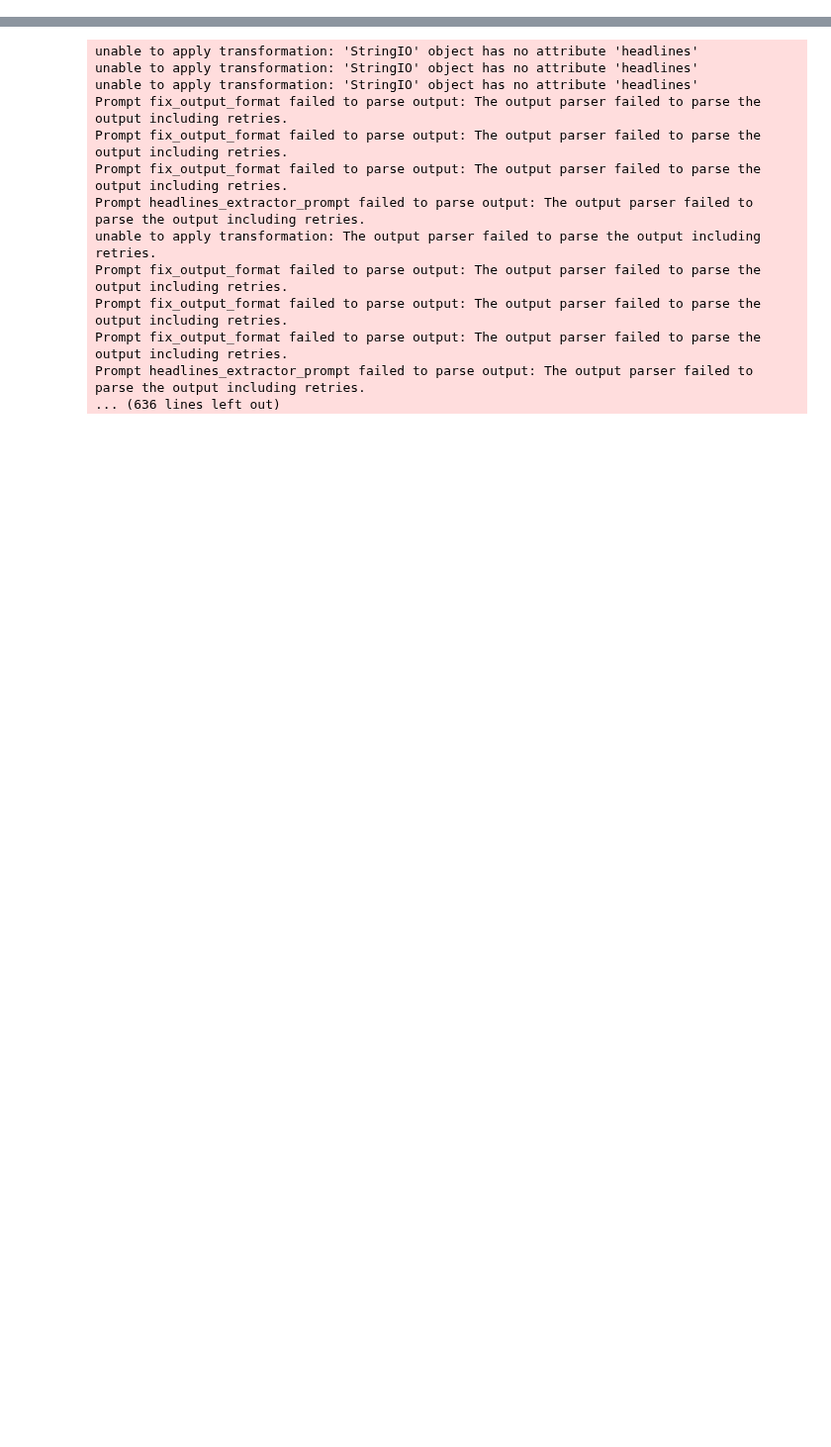
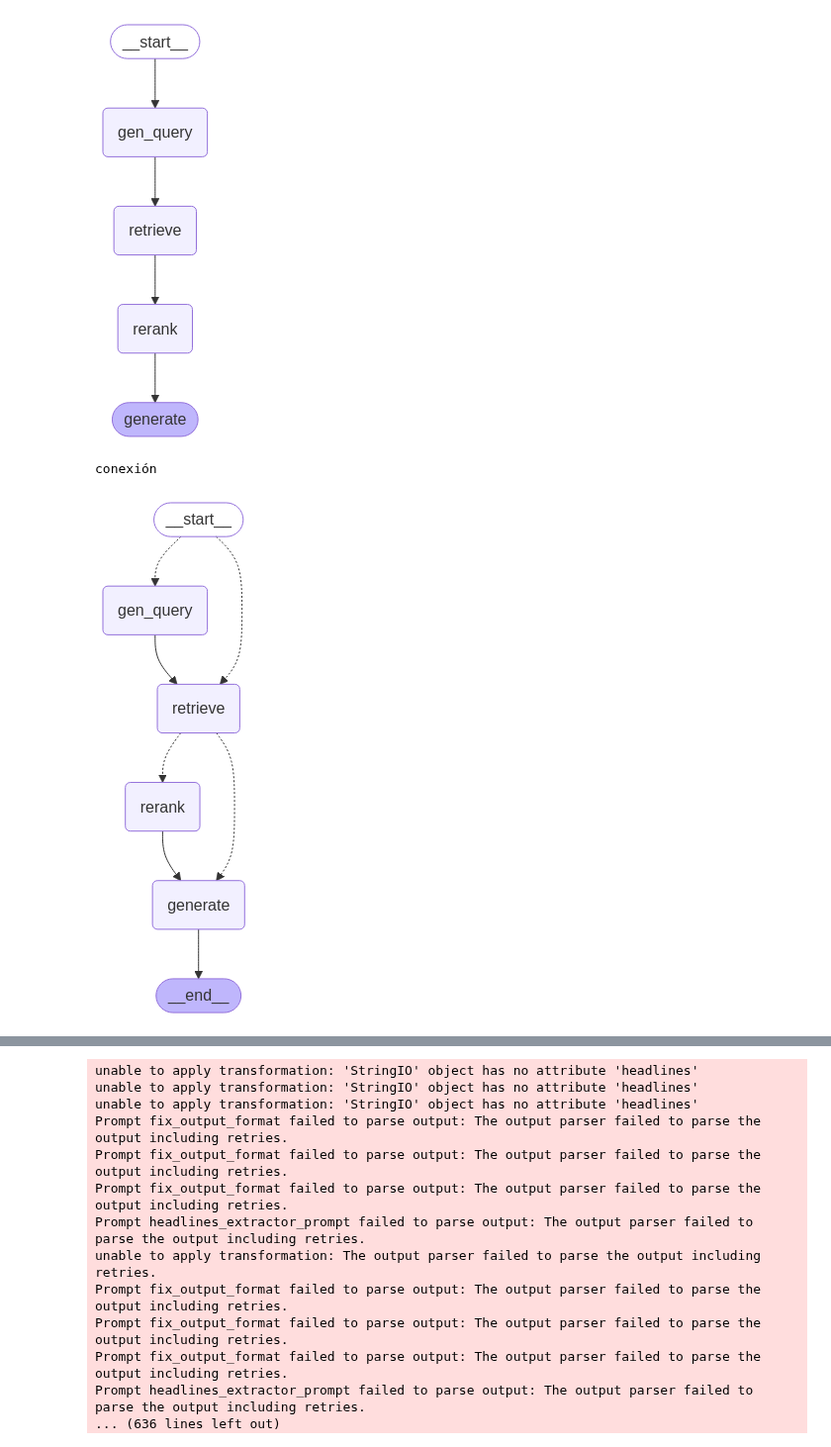
Before and after one commit to Rodrigo16Garcia/TFG, a Jupyter notebook: medidas.ipynb, the cells around one changed output, grey strips where cells are left out. Shown at 99% size. Drawn from its saved outputs; the diff is of its cells as text; code cells hidden in the pictures; blank space fills up the shorter version.

```diff
--- a/medidas.ipynb
+++ b/medidas.ipynb
@@ -7,0 +47,48 @@ from langchain_community.document_loaders import PyPDFDirectoryLoader, PyPDFLoad
+# %%
+from typing_extensions import List, TypedDict
+from langchain_core.documents import Document
+
+class State(TypedDict):
+    question: str
+    queries: List[str]
+    context: List[Document]
+    answer: str
+    history: List[List[str]]
+    complex: bool
+# %%
+from typing import Literal
+
+def fork1(state: State) -> Literal["gen_query", "retrieve"]:
+    if state['complex']:
+        return "gen_query"
+    else:
+        return "retrieve"
+
+def fork2(state: State) -> Literal["rerank", "generate"]:
+    if state['complex'] == True:
+        return "rerank"
+    else:
+        return "generate"
+# %%
+from IPython.display import Image, display
+
+display(Image(MQgraph.get_graph().draw_mermaid_png()))
+
+inst = rag.rag()
+inst.graph_builder = rag.StateGraph(State)
+for node in [inst.gen_query ,inst.retrieve, inst.rerank, inst.generate]:
+    inst.graph_builder.add_node(node)
+
+inst.graph_builder.add_conditional_edges(rag.START, fork1)
+inst.graph_builder.add_edge("gen_query", "retrieve")
+inst.graph_builder.add_conditional_edges("retrieve", fork2)
+inst.graph_builder.add_edge("rerank", "generate")
+inst.graph_builder.set_finish_point("generate")
+algo = inst.graph_builder.compile()
+display(Image(algo.get_graph().draw_mermaid_png()))
+
+algo.invoke({"question": "hola", "complex": False})
+# %% [output]
+[figure, added]
+conexión
+[figure, added]
```
Also changed, not shown: parts of 19 cells of this notebook, 9 other files.
